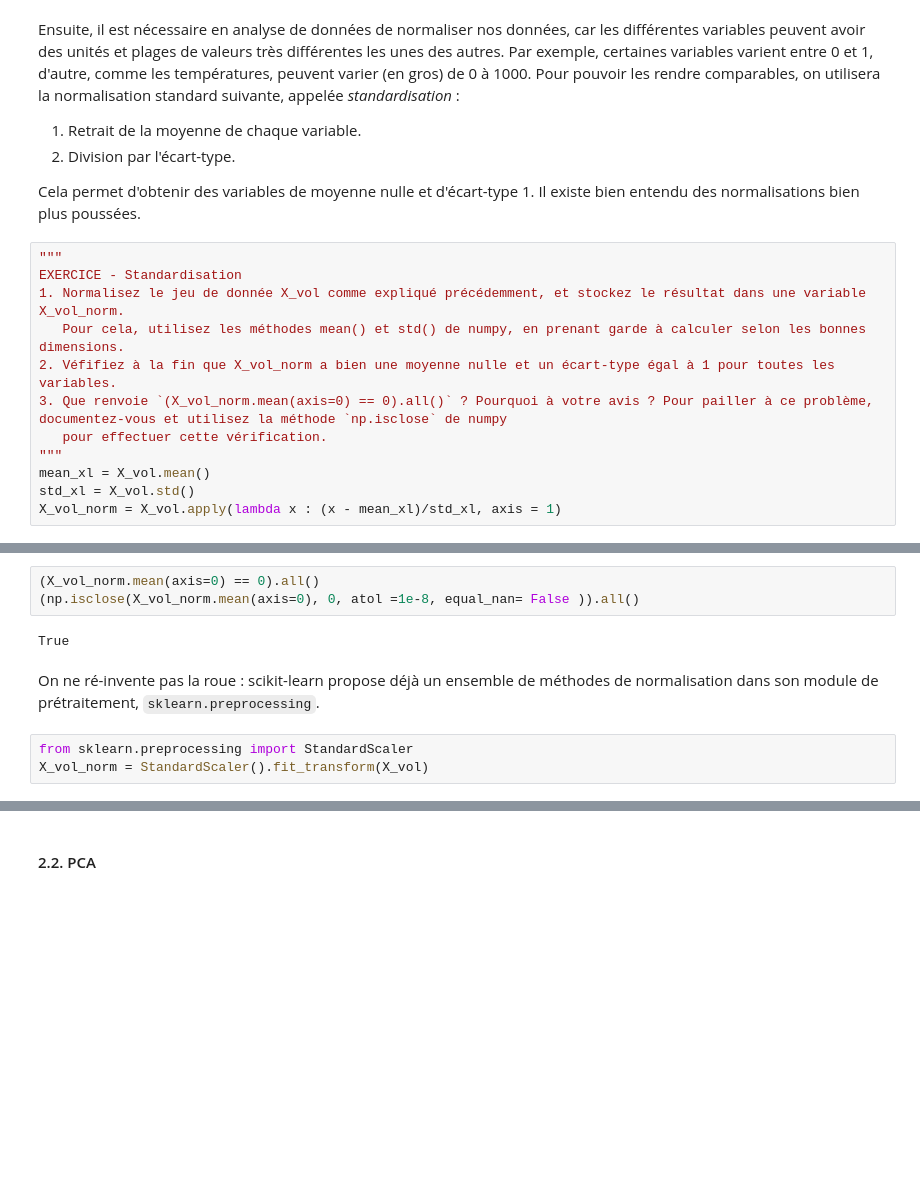
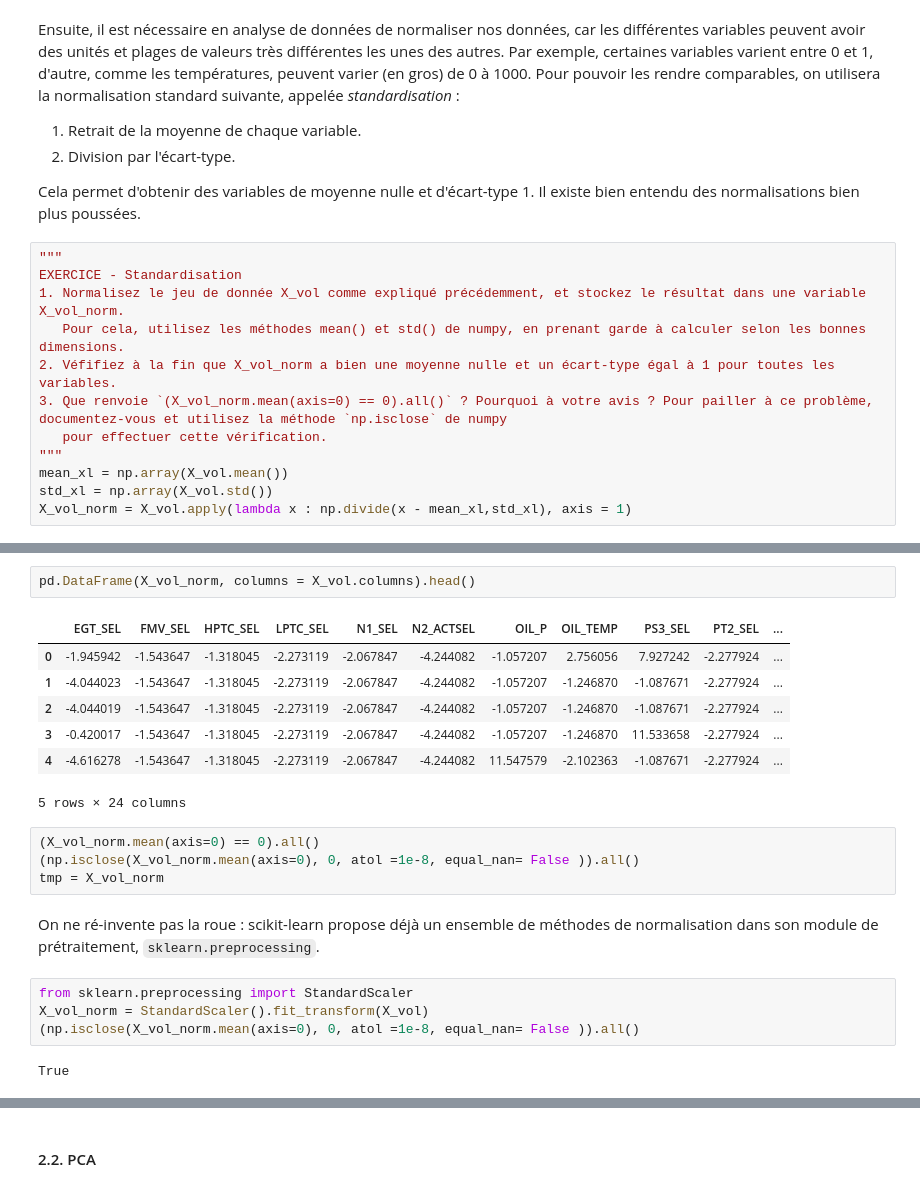
Before and after one commit to Davidson-Lova/TD_stats, a Jupyter notebook: TD2/TD2.ipynb, the cells around one changed output, grey strips where cells are left out. Drawn from its saved outputs; the diff is of its cells as text; blank space fills up the shorter version.

```diff
--- a/TD2/TD2.ipynb
+++ b/TD2/TD2.ipynb
@@ -352,9 +369,9 @@ EXERCICE - Standardisation
 3. Que renvoie `(X_vol_norm.mean(axis=0) == 0).all()` ? Pourquoi à votre avis ? Pour pailler à ce problème, documentez-vous et utilisez la méthode `np.isclose` de numpy
    pour effectuer cette vérification.
 """
-mean_xl = X_vol.mean()
-std_xl = X_vol.std()
-X_vol_norm = X_vol.apply(lambda x : (x - mean_xl)/std_xl, axis = 1)
+mean_xl = np.array(X_vol.mean())
+std_xl = np.array(X_vol.std())
+X_vol_norm = X_vol.apply(lambda x : np.divide(x - mean_xl,std_xl), axis = 1)
 # %%
 print(X_vol_norm.mean(axis = 0))
 print(X_vol_norm.std(axis = 0))
@@ -379,13 +378,25 @@ dtype: float64
+# %%
+pd.DataFrame(X_vol_norm, columns = X_vol.columns).head()
+# %% [output]
+|  | EGT_SEL | FMV_SEL | HPTC_SEL | LPTC_SEL | N1_SEL | N2_ACTSEL | OIL_P | OIL_TEMP | PS3_SEL | PT2_SEL | ... |
+| 0 | -1.945942 | -1.543647 | -1.318045 | -2.273119 | -2.067847 | -4.244082 | -1.057207 | 2.756056 | 7.927242 | -2.277924 | ... |
+| 1 | -4.044023 | -1.543647 | -1.318045 | -2.273119 | -2.067847 | -4.244082 | -1.057207 | -1.246870 | -1.087671 | -2.277924 | ... |
+| 2 | -4.044019 | -1.543647 | -1.318045 | -2.273119 | -2.067847 | -4.244082 | -1.057207 | -1.246870 | -1.087671 | -2.277924 | ... |
+| 3 | -0.420017 | -1.543647 | -1.318045 | -2.273119 | -2.067847 | -4.244082 | -1.057207 | -1.246870 | 11.533658 | -2.277924 | ... |
+| 4 | -4.616278 | -1.543647 | -1.318045 | -2.273119 | -2.067847 | -4.244082 | 11.547579 | -2.102363 | -1.087671 | -2.277924 | ... |
+5 rows × 24 columns
 # %%
 (X_vol_norm.mean(axis=0) == 0).all()
 (np.isclose(X_vol_norm.mean(axis=0), 0, atol =1e-8, equal_nan= False )).all()
+tmp = X_vol_norm
-# %% [output]
-True
 # %% [markdown]
 On ne ré-invente pas la roue : scikit-learn propose déjà un ensemble de méthodes de normalisation dans son module de prétraitement, `sklearn.preprocessing`.
 # %%
 from sklearn.preprocessing import StandardScaler
 X_vol_norm = StandardScaler().fit_transform(X_vol)
+(np.isclose(X_vol_norm.mean(axis=0), 0, atol =1e-8, equal_nan= False )).all()
+# %% [output]
+True
 # %%
 """
 EXERCICE - La résultat est-il bien identique ?
```
Also changed, not shown: parts of 11 cells of this notebook.
